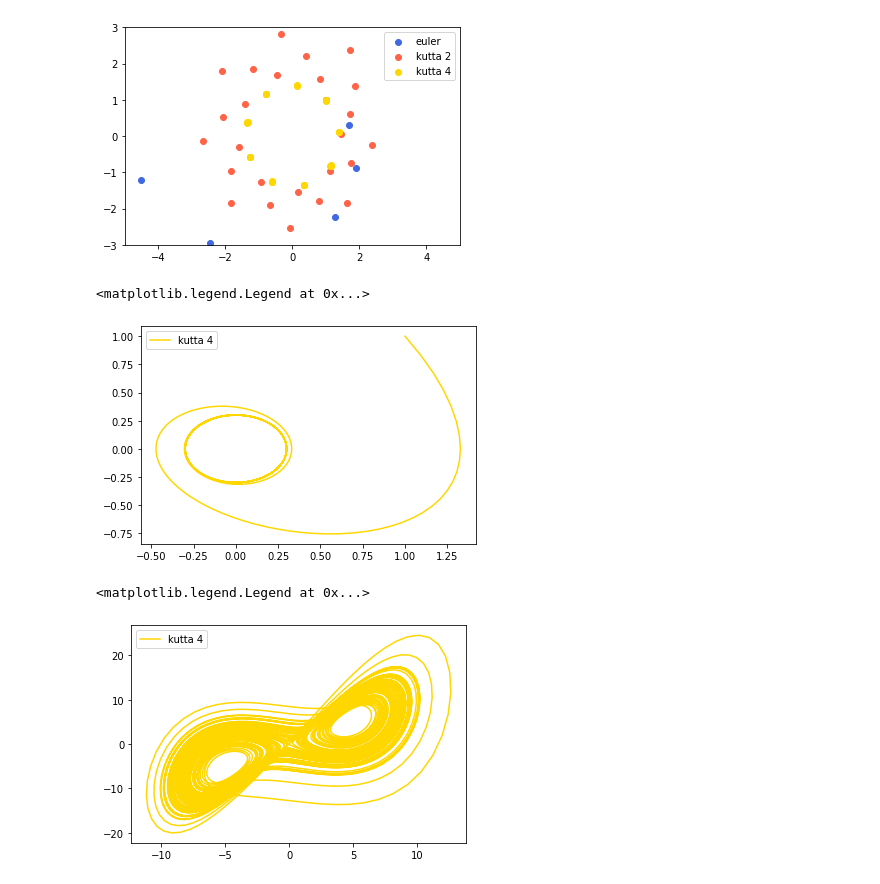
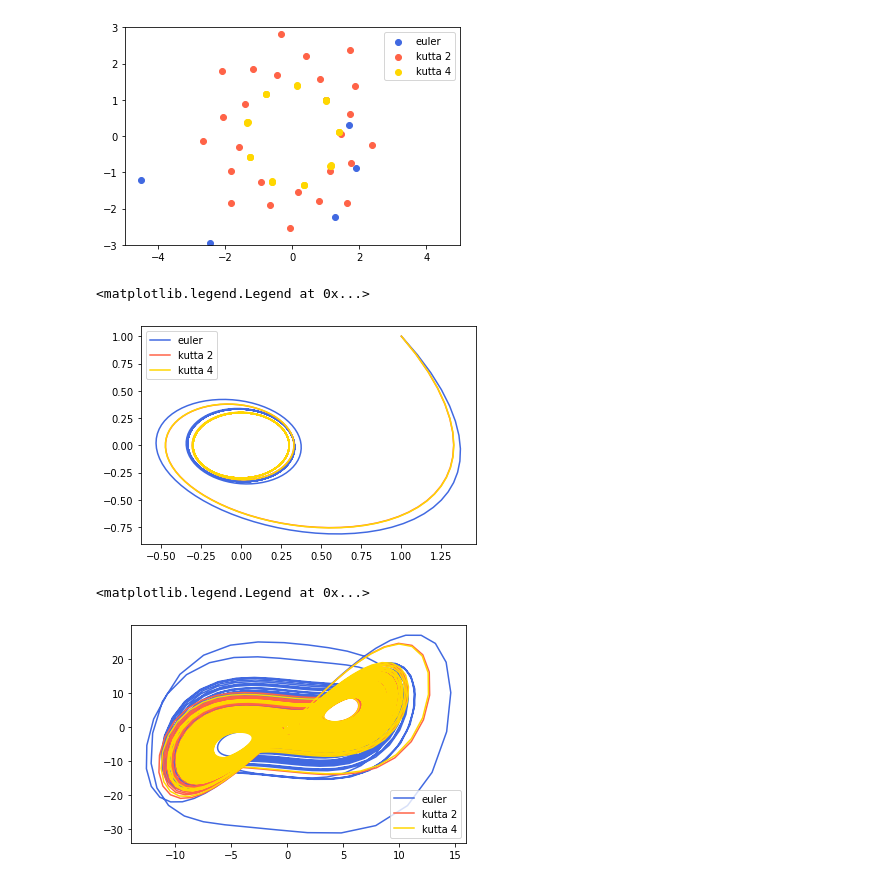
Before and after one commit to eerii/cilantro, a Jupyter notebook: tema_06/ode.ipynb, the cells around one changed output. Saved outputs shown, nothing was run; the diff lists cells and outputs as text; code cells hidden in the pictures.

```diff
--- a/tema_06/ode.ipynb
+++ b/tema_06/ode.ipynb
@@ -122,22 +122,22 @@ plt.legend()
 # %%
 f = lambda P, t, r, k: r * P * (1 - P/k)
 
-r = 1
-k = 1
+r = 0.5
+k = 10
 f_ = lambda P, t: f(P, t, r, k)
 
-dt = 0.01
-n = 100
-P0 = 10
+dt = 0.1
+n = 500
+P0 = 0.0001
 
 x_euler, t_euler = ode(f_, P0, dt, n, euler)
-plt.scatter(t_euler, x_euler, color="royalblue", label="euler")
+plt.plot(t_euler, x_euler, color="royalblue", label="euler")
 
 x_kutta, t_kutta = ode(f_, P0, dt, n, runge_kutta_2)
-plt.scatter(t_kutta, x_kutta, color="tomato", label="runge-kutta 2")
+plt.plot(t_kutta, x_kutta, color="tomato", label="runge-kutta 2")
 
 x_kutta4, t_kutta4 = ode(f_, P0, dt, n, runge_kutta_4)
-plt.scatter(t_kutta4, x_kutta4, color="gold", label="runge-kutta 4")
+plt.plot(t_kutta4, x_kutta4, color="gold", label="runge-kutta 4")
 
 plt.legend()
 # %% [output]
@@ -237,32 +237,44 @@ w = 1
 f = lambda x, y, t: y
 g = lambda x, y, t: -w0**2 * x - b*y + F*np.cos(w * t)
 
+x_euler, y_euler, t_euler = ode((f, g), (x0, w0), dt, n, euler, 1)
+plt.plot(x_euler, y_euler, color="royalblue", label="euler")
+
+x_kutta, y_kutta, t_kutta = ode((f, g), (x0, w0), dt, n, runge_kutta_2, 2)
+plt.plot(x_kutta, y_kutta, color="tomato", label="kutta 2")
+
 x_kutta4, y_kutta4, t_kutta4 = ode((f, g), (x0, w0), dt, n, runge_kutta_4, 4)
 plt.plot(x_kutta4, y_kutta4, color="gold", label="kutta 4")
 
 plt.legend()
 # %% [output]
 <matplotlib.legend.Legend at 0x...>
-[figure, old version]
+[figure, new version]
 # %%
 # Ejercicio 4
 
 x0 = (0, 1, 0)
-dt = 0.02
+dt = 0.028
 n = 10000
 
 sigma = 3
 r = 26.5
 b = 1
 
 f = lambda x, y, z, t: sigma * (y - x)
 g = lambda x, y, z, t: r * x - y - x * z
 h = lambda x, y, z, t: x * y - b * z
 
+x_e, y_e, z_e, t_e = ode((f, g, h), x0, dt, n, euler, 1)
+plt.plot(x_e, y_e, color="royalblue", label="euler")
+
+x_k2, y_k2, z_k2, t_k2 = ode((f, g, h), x0, dt, n, runge_kutta_2, 2)
+plt.plot(x_k2, y_k2, color="tomato", label="kutta 2")
+
 x_k4, y_k4, z_k4, t_k4 = ode((f, g, h), x0, dt, n, runge_kutta_4, 4)
 plt.plot(x_k4, y_k4, color="gold", label="kutta 4")
 
 plt.legend()
 # %% [output]
 <matplotlib.legend.Legend at 0x...>
-[figure, old version]
+[figure, new version]
```
Also changed, not shown: parts of 12 cells of this notebook, 2 other files.
